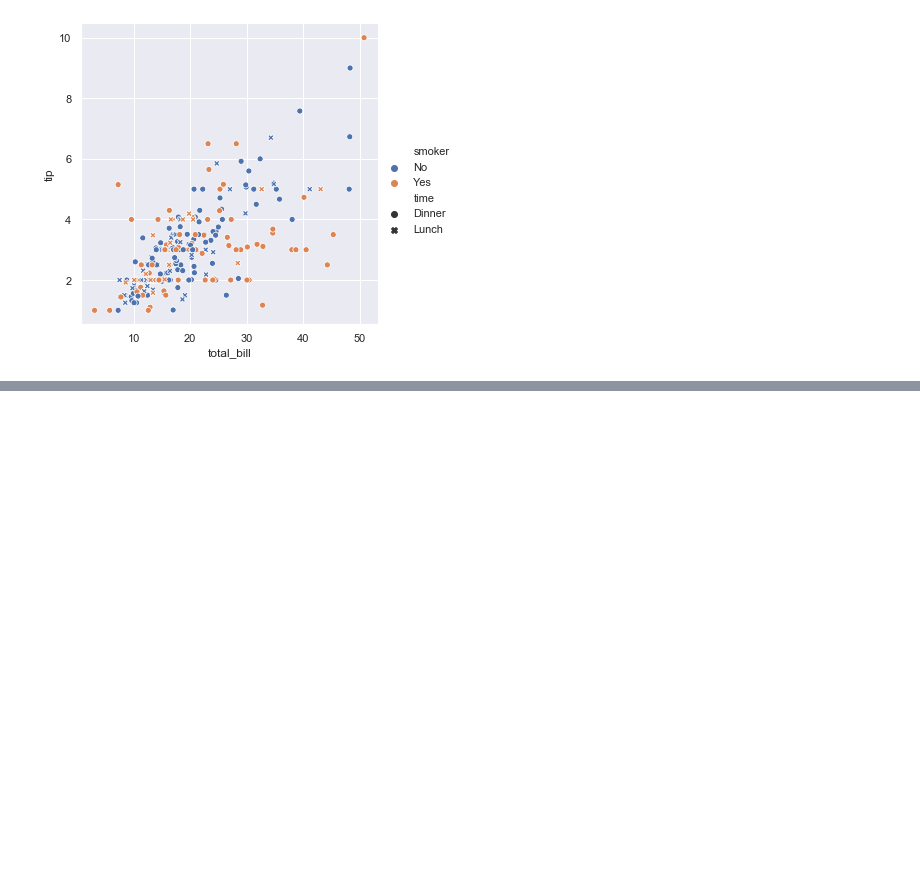
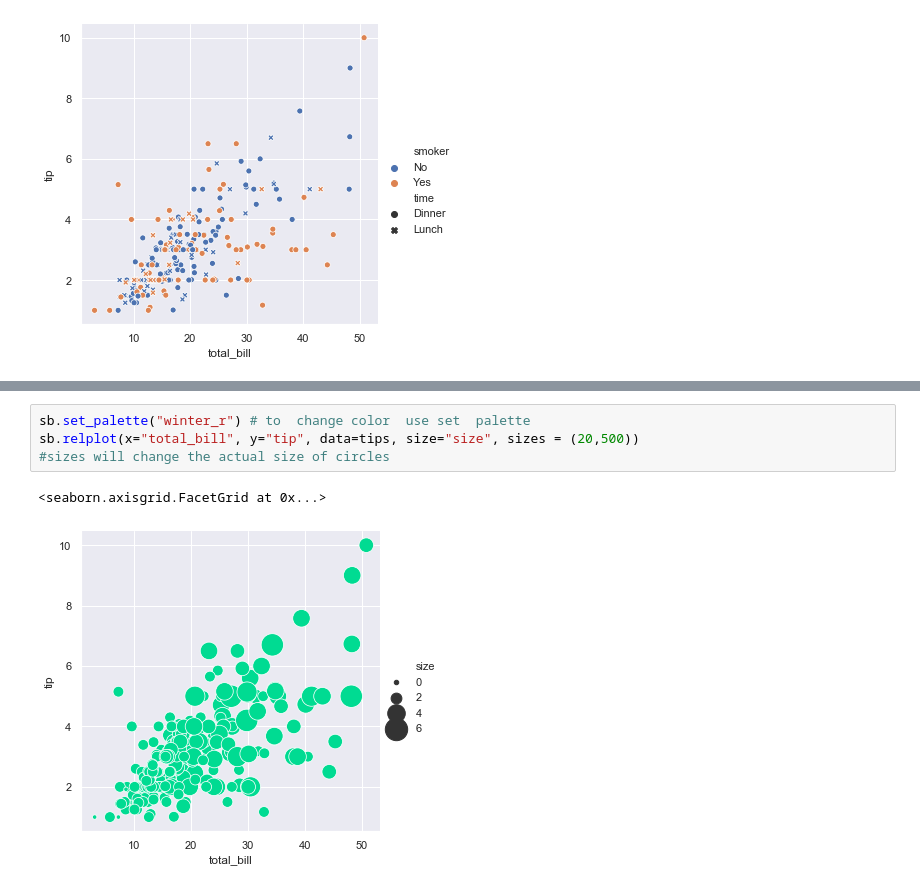
Before and after one commit to Demid-demid/Data-Visualisation, a Jupyter notebook: Seaborn_crash_course.ipynb, the cells around one changed output, grey strips where cells are left out. Cells and saved outputs as stored; diff of their text form; blank space fills up the shorter version.

```diff
--- a/Seaborn_crash_course.ipynb
+++ b/Seaborn_crash_course.ipynb
@@ -47,0 +57,7 @@ sb.relplot(x="total_bill", y="tip", data=tips, hue="size", palette="RdBu")# size
+# %%
+sb.set_palette("winter_r") # to  change color  use set  palette
+sb.relplot(x="total_bill", y="tip", data=tips, size="size", sizes = (20,500))
+#sizes will change the actual size of circles
+# %% [output]
+<seaborn.axisgrid.FacetGrid at 0x...>
+[figure, added]
```
Also changed, not shown: parts of 2 cells of this notebook.
